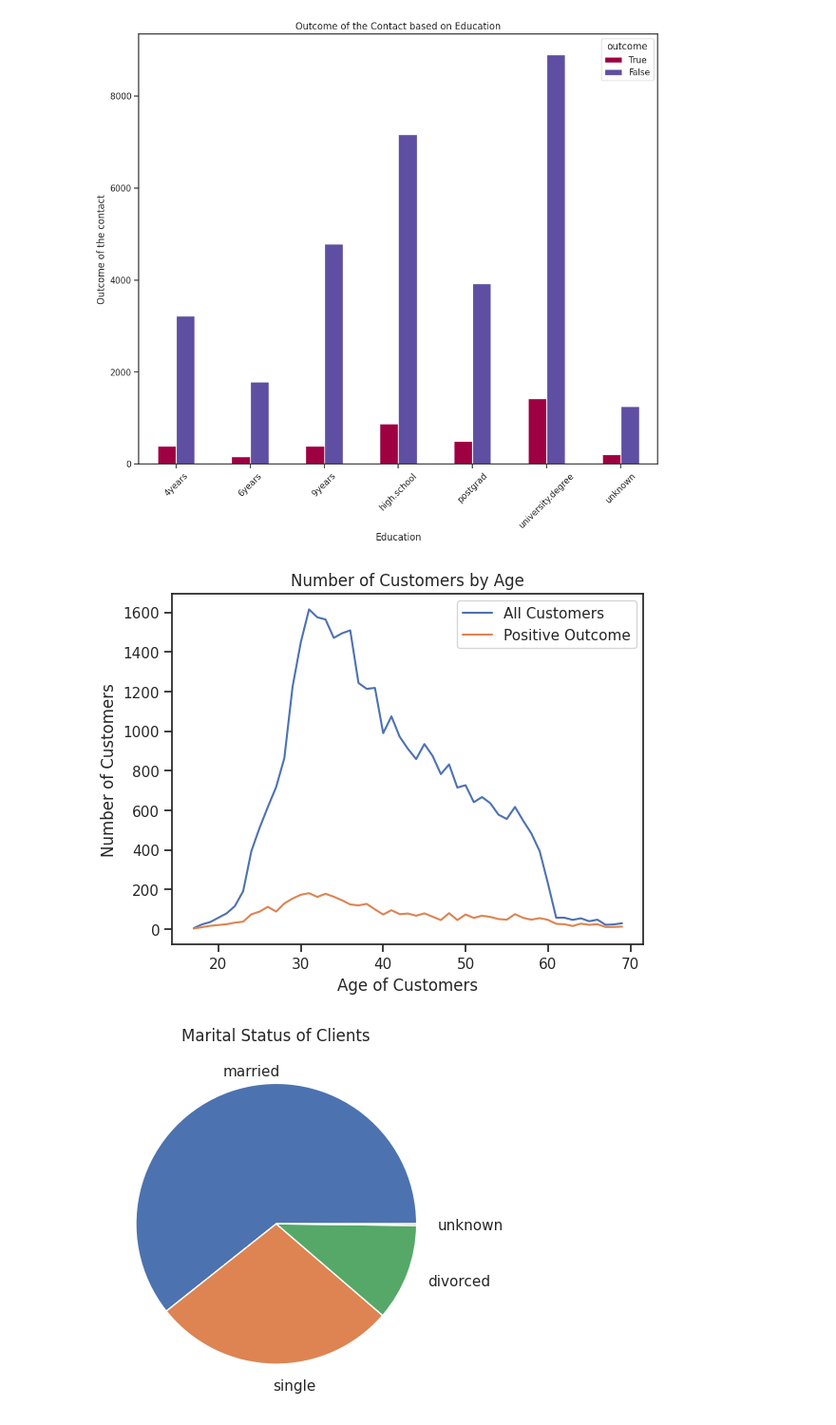
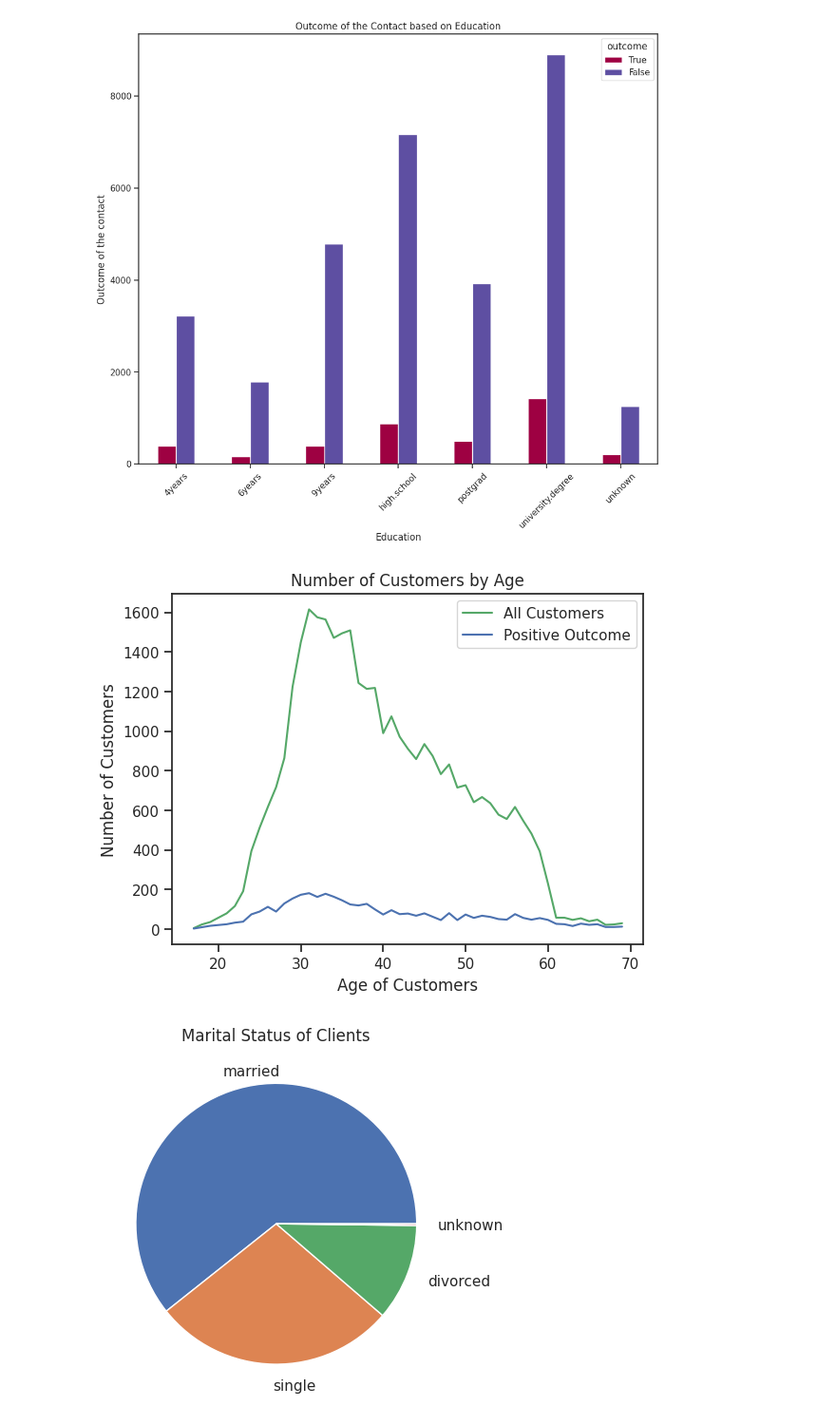
Before and after one commit to krasvachev/Data-Science-Case-Study, a Jupyter notebook: LittleBank_case_study.ipynb, the cells around one changed output. Shown at 95% size. Saved outputs shown, nothing was run; the diff lists cells and outputs as text; code cells hidden in the pictures.

```diff
--- a/LittleBank_case_study.ipynb
+++ b/LittleBank_case_study.ipynb
@@ -1160,17 +1172,17 @@ age_unique_true.sort()
 
 age_counts_true = df_age_true["age"].value_counts().sort_index()
 # %%
-plt.plot(age_unique, age_counts)
-plt.plot(age_unique_true, age_counts_true)
+plt.plot(age_unique, age_counts, "g")
+plt.plot(age_unique_true, age_counts_true, "b")
 
 plt.title("Number of Customers by Age")
 plt.xlabel("Age of Customers")
 plt.ylabel("Number of Customers")
 plt.legend(["All Customers", "Positive Outcome"])
 #plt.xticks(df_tr["month_no"].unique())
 plt.show()
 # %% [output]
-[figure, old version]
+[figure, new version]
 # %%
 labels = df_tr["marital"].unique()
 # %%
```
Also changed, not shown: parts of 27 cells of this notebook, 1 other file.
